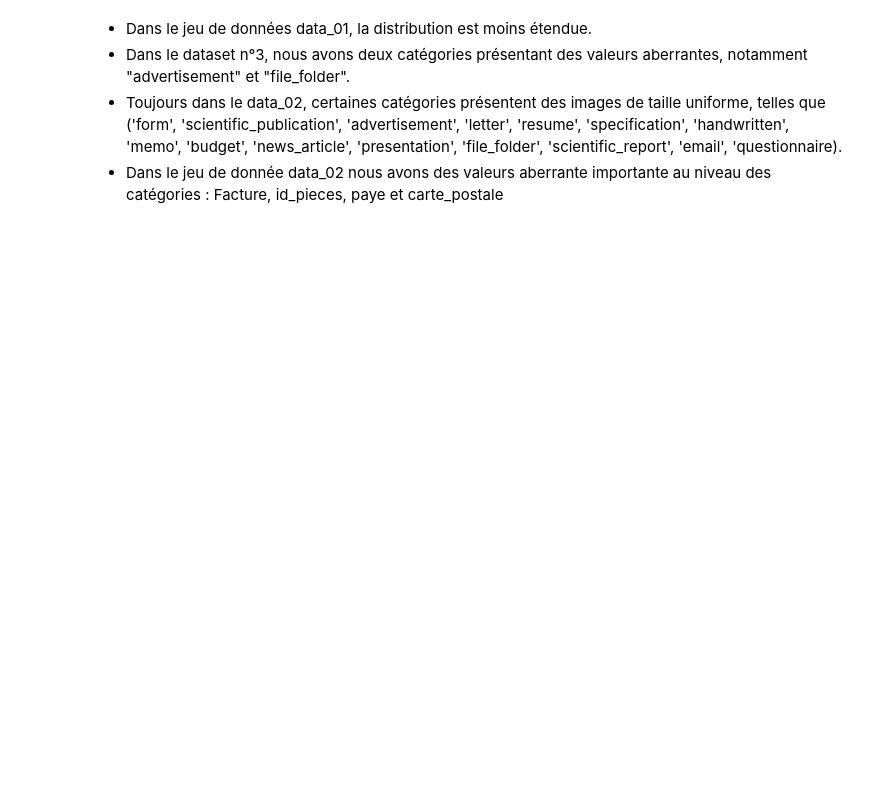
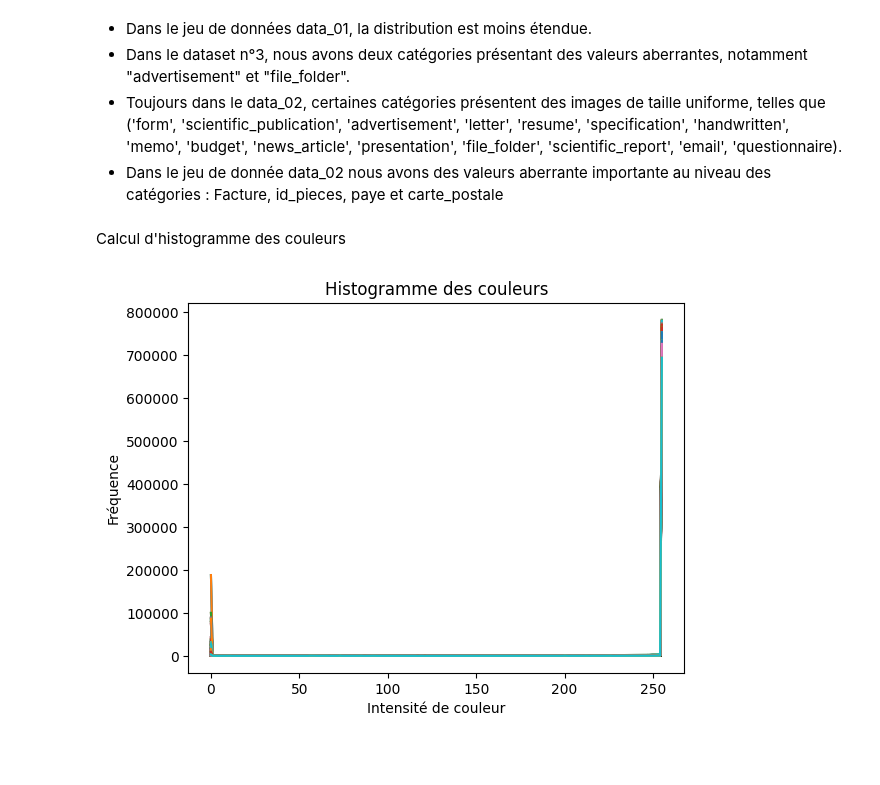
Before and after one commit to HSrbyte/doc-classifier, a Jupyter notebook: notebooks/02-benkou-data-visualisation.ipynb, the cells around one changed output. Drawn from its saved outputs; the diff is of its cells as text; code cells hidden in the pictures; blank space fills up the shorter version.

```diff
--- a/notebooks/02-benkou-data-visualisation.ipynb
+++ b/notebooks/02-benkou-data-visualisation.ipynb
@@ -172,3 +181,36 @@ No artists with labels found to put in legend.  Note that artists whose label st
 - Dans le dataset n°3, nous avons deux catégories présentant des valeurs aberrantes, notamment "advertisement" et "file_folder".
 - Toujours dans le data_02, certaines catégories présentent des images de taille uniforme, telles que ('form', 'scientific_publication', 'advertisement', 'letter', 'resume', 'specification', 'handwritten', 'memo', 'budget', 'news_article', 'presentation', 'file_folder', 'scientific_report', 'email', 'questionnaire).
 - Dans le jeu de donnée data_02 nous avons des valeurs aberrante importante au niveau des catégories : Facture, id_pieces, paye et carte_postale
+# %% [markdown]
+Calcul d'histogramme des couleurs
+# %%
+from src import compute_color_histogram
+
+import os
+import cv2
+import matplotlib.pyplot as plt
+
+# Chemin vers le dossier contenant les images
+image_folder = 'data/raw/data_01/images'
+
+# Liste pour stocker les histogrammes de couleur
+all_histograms = []
+
+# Parcourir tous les fichiers d'images dans le dossier
+for filename in os.listdir(image_folder):
+
+    image_path = os.path.join(image_folder, filename)
+    histograms = compute_color_histogram(image_path)
+    all_histograms.extend(histograms)
+
+# Affichage des histogrammes de couleur
+for histogram in all_histograms:
+    plt.plot(histogram)
+plt.title('Histogramme des couleurs')
+plt.xlabel('Intensité de couleur')
+plt.ylabel('Fréquence')
+plt.show()
+# %% [output]
+[figure, added]
+# %% [markdown]
+#
```
Also changed, not shown: parts of 10 cells of this notebook.
